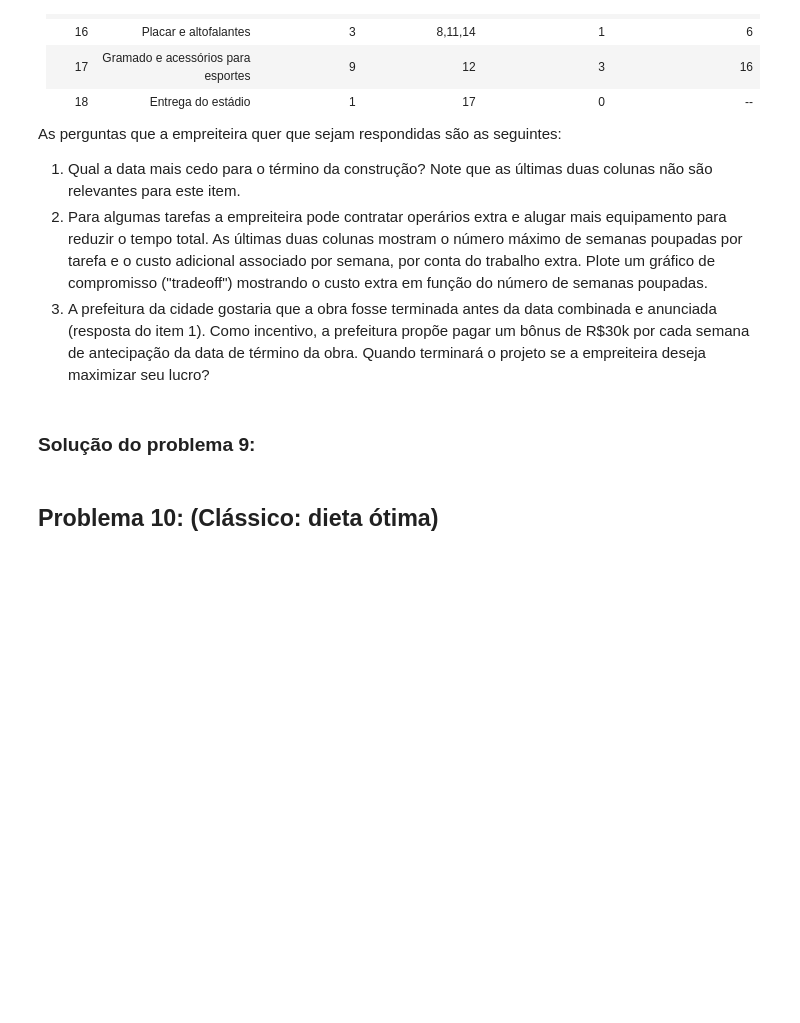
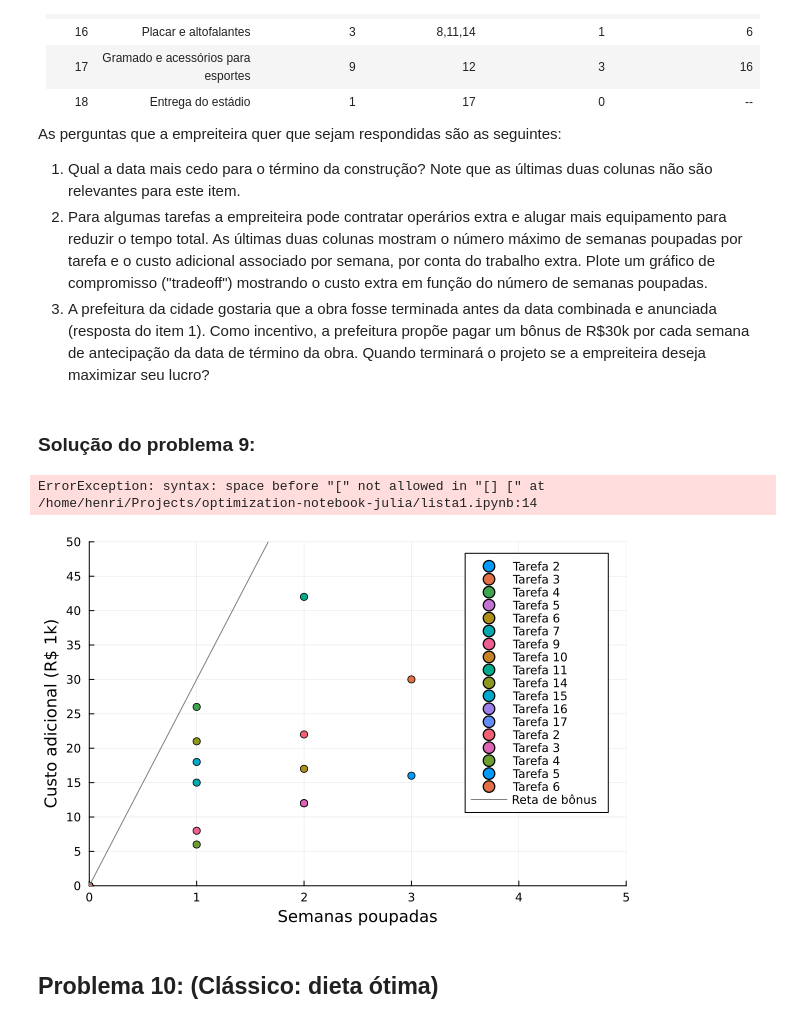
Before and after one commit to html-3/optimization-notebook-julia, a Jupyter notebook: lista1.ipynb, the cells around one changed output. Drawn from its saved outputs; the diff is of its cells as text; code cells hidden in the pictures; blank space fills up the shorter version.

```diff
--- a/lista1.ipynb
+++ b/lista1.ipynb
@@ -582,3 +711,76 @@ As perguntas que a empreiteira quer que sejam respondidas são as seguintes:
 3. A prefeitura da cidade gostaria que a obra fosse terminada antes da data combinada e anunciada (resposta do item  1). Como incentivo, a prefeitura propõe pagar um bônus de R\$30k por cada semana de antecipação da data de término da obra. Quando terminará o projeto se a empreiteira deseja maximizar seu lucro?
 # %% [markdown]
 ### Solução do problema 9:
+# %%
+# 1) Duração mínima do projeto
+# Task vector
+tasks = []
+for i = 1:18
+    push!(tasks, Symbol("x" * string(i)))
+end
+
+# Task duration vector
+times = [2 16 9 8 10 6 2 2 9 5 3 2 1 7 4 3 9 1]
+
+
+# Dependency tuple of lists
+dependencies = (
+    [], [:x1], [:x2], [:x2], [:x3],
+    [:x4, :x5], [:x4], [:x6], [:x4, :x6], [:x4],
+    [:x6], [:x9], [:x7], [:x2], [:x4, :x14],
+    [:x8, :x11, :x14], [:x12], [:x17],
+)
+
+# Dependency graph stored as dictionary
+relations = Dict(zip(tasks, dependencies))
+#display(relations)
+
+# Task duration stored as a dictionary
+duration = Dict(zip(tasks, times))
+#display(duration)
+
+m = Model(Clp.Optimizer)
+
+# Starting time of each task
+@variable(m, time_start[tasks])
+
+
+for t in tasks
+    for r in relations[t]
+        # Child task should only start when parent task is done
+        @constraint(m, time_start[t] ≥ time_start[r] + duration[r])
+    end
+end
+
+# Task 1 starts at time zero
+@constraint(m, time_start[:x1] == 0)
+
+# Minimize the time to finish the last task
+@objective(m, Min, time_start[:x18] + duration[:x18])
+
+optimize!(m)
+#println(JuMP.value.(time_start))
+println("Duração mínima do projeto = ", JuMP.objective_value(m), " semanas")
+# %% [output]
+ErrorException: syntax: space before "[" not allowed in "[] [" at /home/henri/Projects/optimization-notebook-julia/lista1.ipynb:14
+# %%
+# 3) Gráfico de trade-off
+function new_plot()
+    plot(xlabel="Semanas poupadas", ylabel="Custo adicional (R\$\$ 1k)",
+        xlims=(0, 5), ylims=(0, 50), # Implicit x1,x2 > 0
+        xticks=0:1:5,
+        yticks=0:5:50,
+        legend=:topright
+    )
+end
+
+p = new_plot()
+
+reductions = [3 1 2 2 1 1 2 1 1 2 2 1 3]
+costs = [30 26 12 17 15 8 42 21 18 22 12 6 16]
+labels = ["Tarefa 2" "Tarefa 3" "Tarefa 4" "Tarefa 5" "Tarefa 6" "Tarefa 7" "Tarefa 9" "Tarefa 10" "Tarefa 11" "Tarefa 14" "Tarefa 15" "Tarefa 16" "Tarefa 17"]
+
+scatter!(p, reductions, costs, label=labels)
+plot!(p, 0:5, x -> 30x, label="Reta de bônus", line=(:grey, 1))
+# %% [output]
+[figure, added]
```
Also changed, not shown: parts of 25 cells of this notebook.
